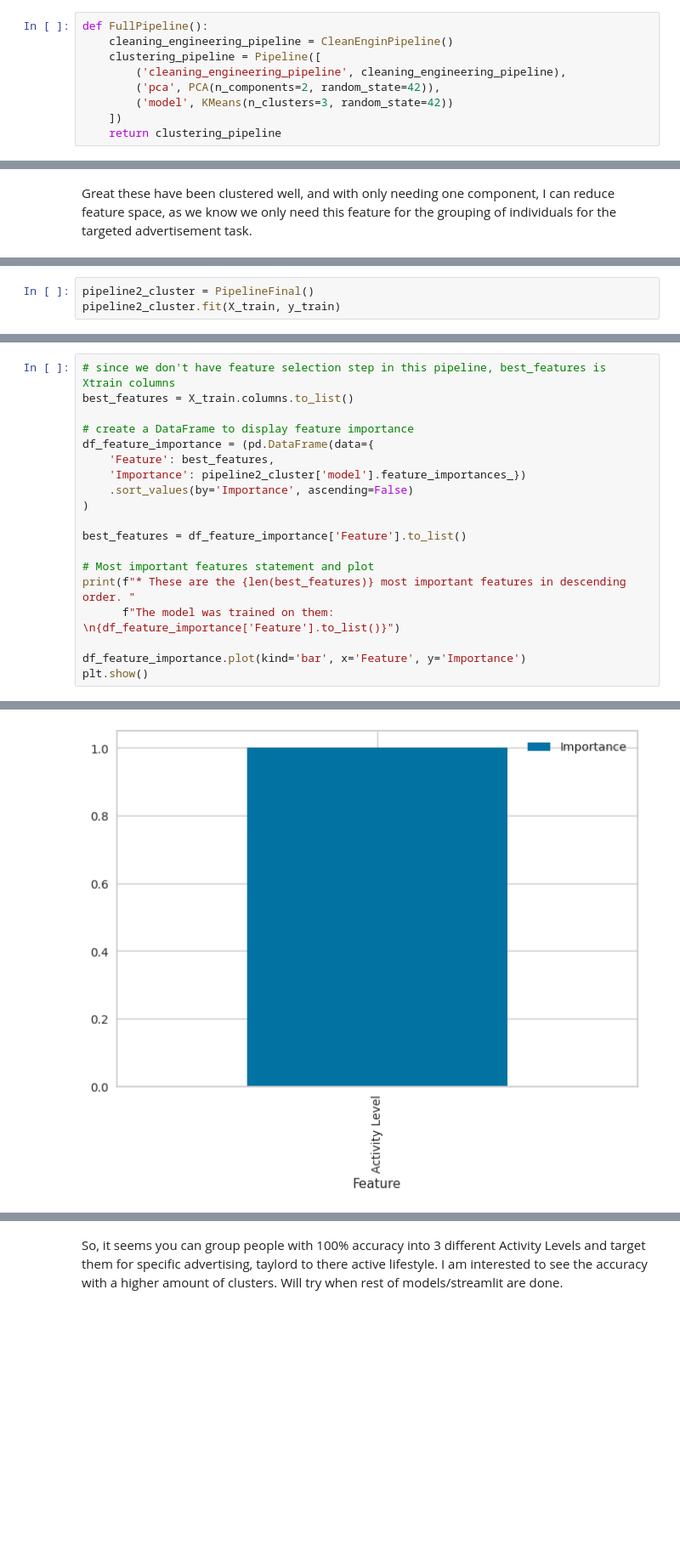
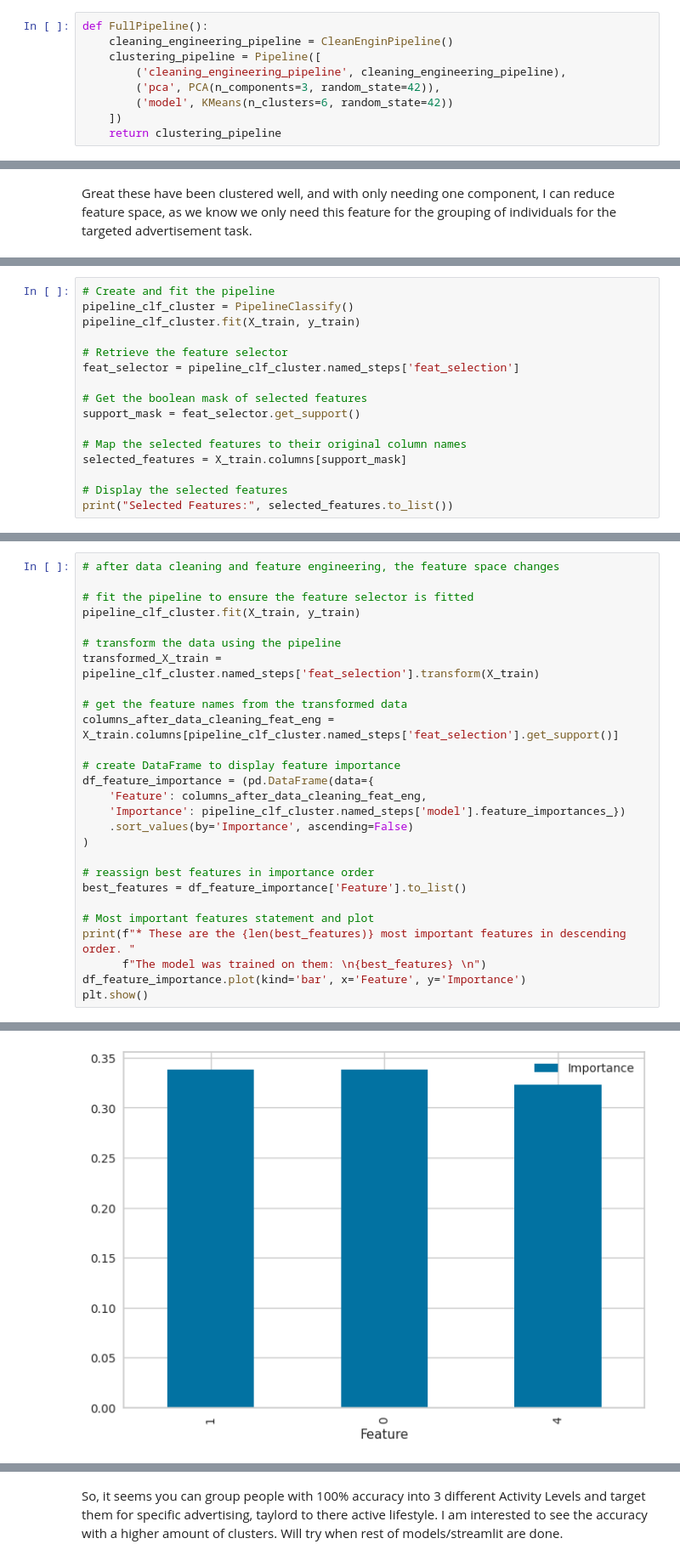
Before and after one commit to MaxBWiseman/Predictive_Analytics_Project, a Jupyter notebook: jupyter_notebooks/Modelling_and_Evaluation_Cluster.ipynb, the cells around one changed output, grey strips where cells are left out. Shown at 85% size. Drawn from its saved outputs; the diff is of its cells as text; blank space fills up the shorter version.

```diff
--- a/jupyter_notebooks/Modelling_and_Evaluation_Cluster.ipynb
+++ b/jupyter_notebooks/Modelling_and_Evaluation_Cluster.ipynb
@@ -345,8 +367,8 @@ def FullPipeline():
     cleaning_engineering_pipeline = CleanEnginPipeline()
     clustering_pipeline = Pipeline([
         ('cleaning_engineering_pipeline', cleaning_engineering_pipeline),
-        ('pca', PCA(n_components=2, random_state=42)),
-        ('model', KMeans(n_clusters=3, random_state=42))
+        ('pca', PCA(n_components=3, random_state=42)),
+        ('model', KMeans(n_clusters=6, random_state=42))
     ])
     return clustering_pipeline
 # %% [markdown]
@@ -910,3 +908,0 @@ def PipelineFinal():
-# %%
-pipeline2_cluster = PipelineFinal()
-pipeline2_cluster.fit(X_train, y_train)
@@ -939,0 +909,16 @@ weighted avg       1.00      1.00      1.00      1560
+# %%
+# Create and fit the pipeline
+pipeline_clf_cluster = PipelineClassify()
+pipeline_clf_cluster.fit(X_train, y_train)
+
+# Retrieve the feature selector
+feat_selector = pipeline_clf_cluster.named_steps['feat_selection']
+
+# Get the boolean mask of selected features
+support_mask = feat_selector.get_support()
+
+# Map the selected features to their original column names
+selected_features = X_train.columns[support_mask]
+
+# Display the selected features
+print("Selected Features:", selected_features.to_list())
@@ -940,20 +927,28 @@ weighted avg       1.00      1.00      1.00      1560
 # %%
-# since we don't have feature selection step in this pipeline, best_features is Xtrain columns
-best_features = X_train.columns.to_list()
+# after data cleaning and feature engineering, the feature space changes
 
-# create a DataFrame to display feature importance
+# fit the pipeline to ensure the feature selector is fitted
+pipeline_clf_cluster.fit(X_train, y_train)
+
+# transform the data using the pipeline
+transformed_X_train = pipeline_clf_cluster.named_steps['feat_selection'].transform(X_train)
+
+# get the feature names from the transformed data
+columns_after_data_cleaning_feat_eng = X_train.columns[pipeline_clf_cluster.named_steps['feat_selection'].get_support()]
+
+# create DataFrame to display feature importance
 df_feature_importance = (pd.DataFrame(data={
-    'Feature': best_features,
-    'Importance': pipeline2_cluster['model'].feature_importances_})
+    'Feature': columns_after_data_cleaning_feat_eng,
+    'Importance': pipeline_clf_cluster.named_steps['model'].feature_importances_})
     .sort_values(by='Importance', ascending=False)
 )
 
+# reassign best features in importance order
 best_features = df_feature_importance['Feature'].to_list()
 
 # Most important features statement and plot
 print(f"* These are the {len(best_features)} most important features in descending order. "
-      f"The model was trained on them: \n{df_feature_importance['Feature'].to_list()}")
-
+      f"The model was trained on them: \n{best_features} \n")
 df_feature_importance.plot(kind='bar', x='Feature', y='Importance')
 plt.show()
 # %% [output]
@@ -962 +957 @@ plt.show()
-[figure, old version]
+[figure, new version]
```
Also changed, not shown: parts of 70 cells of this notebook, 10 other files.
